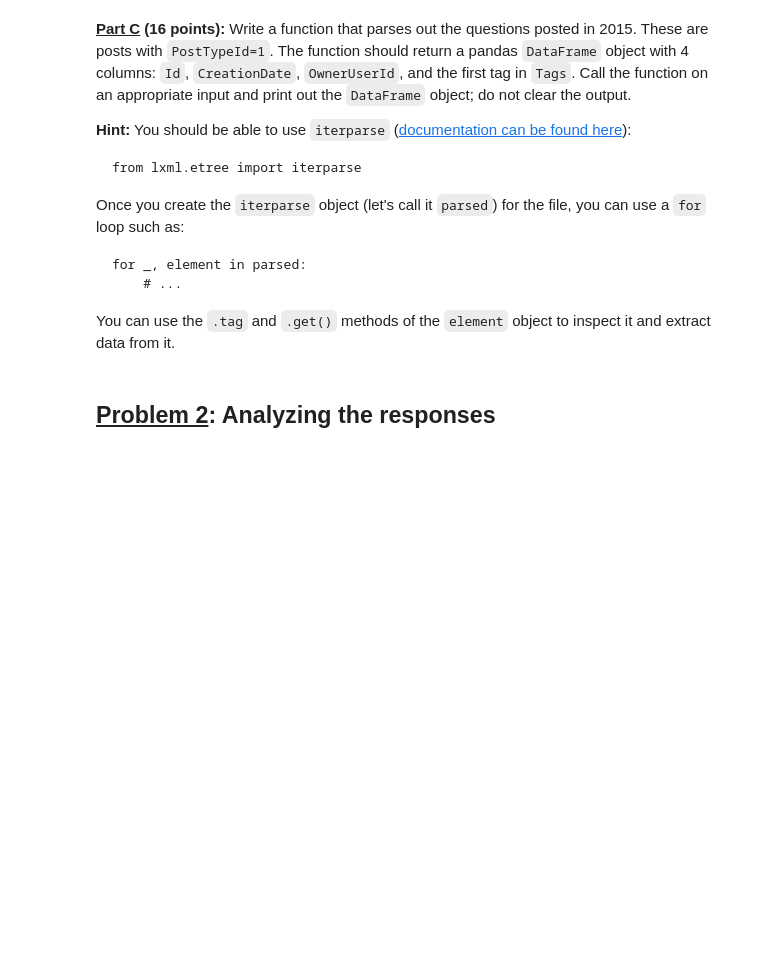
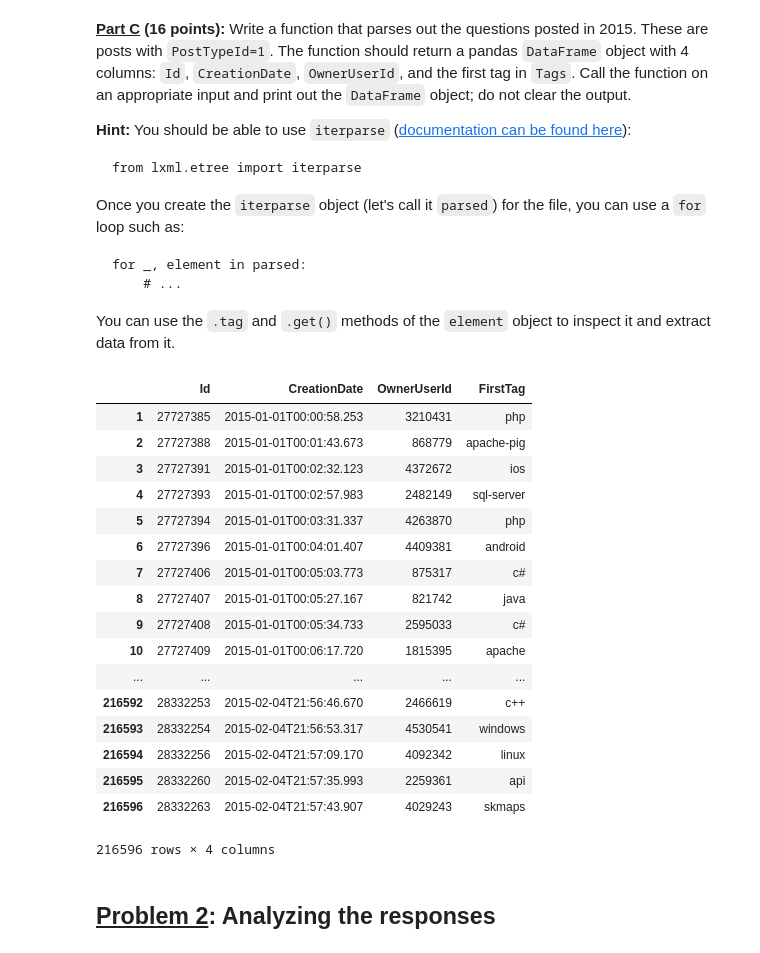
Before and after one commit to asadeg02/Data-Science, a Jupyter notebook: Assignment1.ipynb, the cells around one changed output. Drawn from its saved outputs; the diff is of its cells as text; code cells hidden in the pictures; blank space fills up the shorter version.

````diff
--- a/Assignment1.ipynb
+++ b/Assignment1.ipynb
@@ -79,6 +129,80 @@ for _, element in parsed:
     # ...
 ```
 You can use the `.tag` and `.get()` methods of the `element` object to inspect it and extract data from it.
+# %%
+#for runnig this cell please change the relative path of the file
+from lxml.etree import iterparse as parsed
+import pandas as pd
+
+#helper method which returns the first tags in the tags atrribute of element
+def get_first_tag(tagsAttribute):
+    splitedTags = tagsAttribute.replace('<','').split('>')
+    return splitedTags[0]
+#---------------------------------------------------------------------
+#thie method creates data frames by appending rows to data frame incremantally
+def create_dataFrame_using_append(limit):
+  count = 0
+  df = pd.DataFrame(columns=['Id', 'CreationDate','OwnerUserId','FirstTag'])
+  for _, element in parsed('../data.xml'):
+    if (count <= limit):
+      count = count + 1
+      #check to see if the post is a question and check the sanity of data: ToDo: check for all the keys
+      if (element.attrib['PostTypeId'] == '1' and 'OwnerUserId' in element.attrib):
+        print(count)
+        df = df.append({'Id': element.attrib['Id'],
+                      'CreationDate': element.attrib['CreationDate'],
+                      'OwnerUserId': element.attrib['OwnerUserId'],
+                      'FirstTag': get_first_tag(element.attrib['Tags'])
+                     },
+                     ignore_index=True)
+    else:
+      break
+  return df
+#--------------------------------------------------------------
+#this method created data frames out a dictionary
+def create_dataFrame_out_of_dictionary(limit):
+  dataDict = {}
+  count = 0
+  rowIndex = 1
+  for _, element in parsed('data.xml'):
+    if (count <= limit):
+      count = count + 1
+      #check to see if the post is a question and check the sanity of data: ToDo: check for all the keys
+      if (element.attrib['PostTypeId'] == '1' and 'OwnerUserId' in element.attrib):
+        #create a list of values in the row
+        row = [element.attrib['Id'],
+               element.attrib['CreationDate'],
+               element.attrib['OwnerUserId'],
+               get_first_tag(element.attrib['Tags'])]
+        #append rows to dictionary
+        dataDict[rowIndex] = row
+        rowIndex = rowIndex + 1
+    else:
+      break
+  df = pd.DataFrame.from_dict(dataDict, orient='index', columns=['Id', 'CreationDate','OwnerUserId','FirstTag'])
+  return df
+
+questions = create_dataFrame_out_of_dictionary(500000)
+questions
+# %% [output]
+|  | Id | CreationDate | OwnerUserId | FirstTag |
+| 1 | 27727385 | 2015-01-01T00:00:58.253 | 3210431 | php |
+| 2 | 27727388 | 2015-01-01T00:01:43.673 | 868779 | apache-pig |
+| 3 | 27727391 | 2015-01-01T00:02:32.123 | 4372672 | ios |
+| 4 | 27727393 | 2015-01-01T00:02:57.983 | 2482149 | sql-server |
+| 5 | 27727394 | 2015-01-01T00:03:31.337 | 4263870 | php |
+| 6 | 27727396 | 2015-01-01T00:04:01.407 | 4409381 | android |
+| 7 | 27727406 | 2015-01-01T00:05:03.773 | 875317 | c# |
+| 8 | 27727407 | 2015-01-01T00:05:27.167 | 821742 | java |
+| 9 | 27727408 | 2015-01-01T00:05:34.733 | 2595033 | c# |
+| 10 | 27727409 | 2015-01-01T00:06:17.720 | 1815395 | apache |
+| ... | ... | ... | ... | ... |
+| 216592 | 28332253 | 2015-02-04T21:56:46.670 | 2466619 | c++ |
+| 216593 | 28332254 | 2015-02-04T21:56:53.317 | 4530541 | windows |
+| 216594 | 28332256 | 2015-02-04T21:57:09.170 | 4092342 | linux |
+| 216595 | 28332260 | 2015-02-04T21:57:35.993 | 2259361 | api |
+| 216596 | 28332263 | 2015-02-04T21:57:43.907 | 4029243 | skmaps |
+216596 rows × 4 columns
 # %% [markdown]
 ## <span style="text-decoration:underline;">Problem 2</span>: Analyzing the responses
 # %% [markdown]
````
Also changed, not shown: parts of 8 cells of this notebook, 2 other files.
